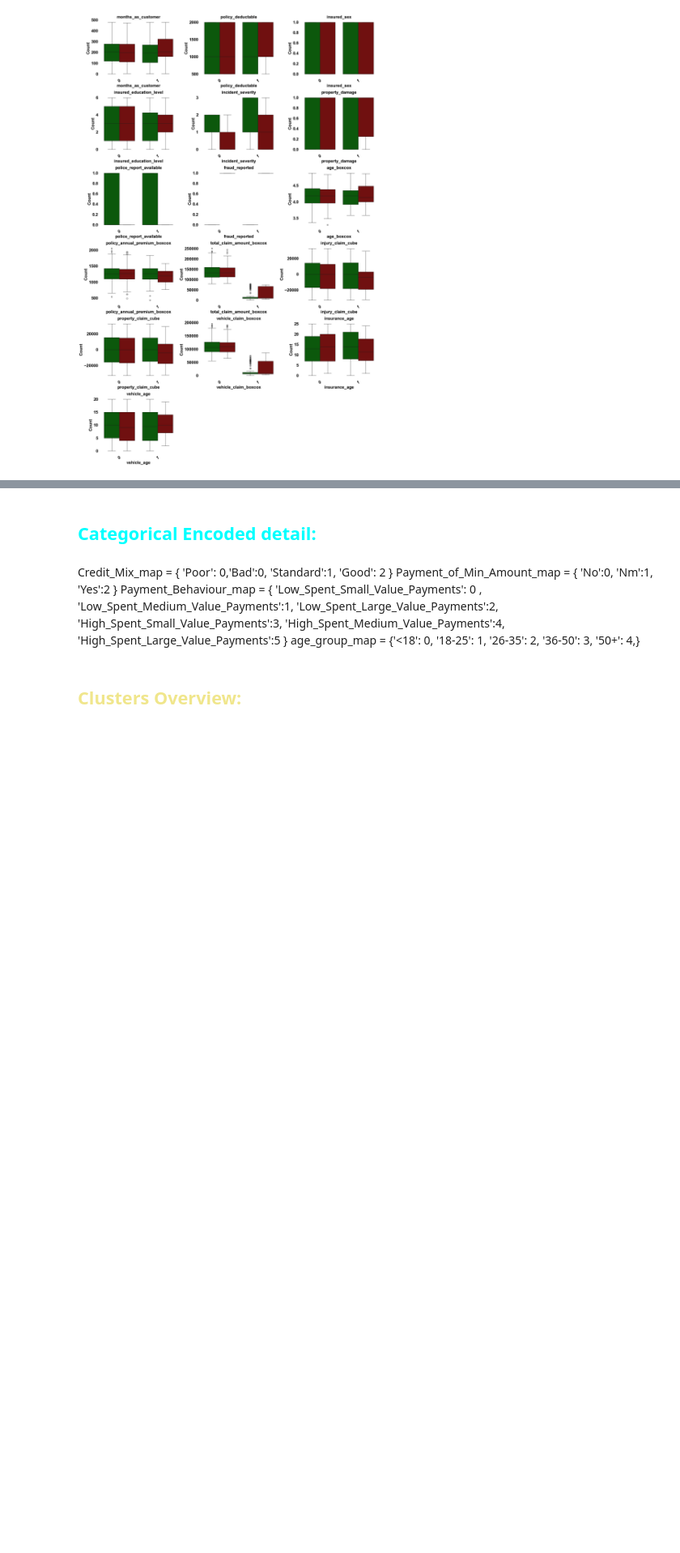
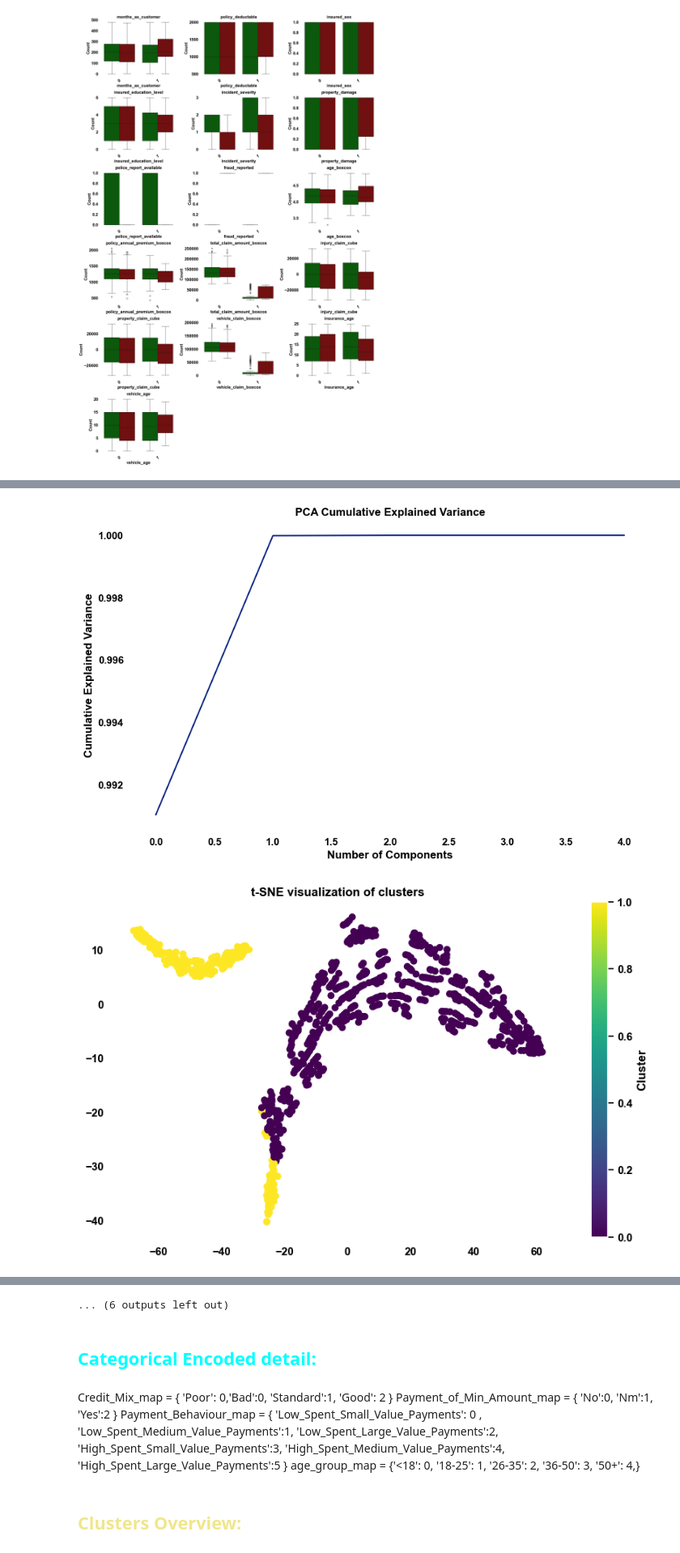
Before and after one commit to Santhosh-Analytics/Insurance_Analytics_Prediction, a Jupyter notebook: Clustering.ipynb, the cells around one changed output, grey strips where cells are left out. Shown at 81% size. Saved outputs shown, nothing was run; the diff lists cells and outputs as text; code cells hidden in the pictures; blank space fills up the shorter version.

```diff
--- a/Clustering.ipynb
+++ b/Clustering.ipynb
@@ -640,7 +640,7 @@ for feature in df1.select_dtypes(exclude=['datetime64[ns]']).columns:
         color = 'green'
         significance = 'Extreme Significance'
     elif p_value <= moderate_threshold:
-        color = 'orange'
+        color = 'magenta'
         significance = 'Moderate Significance'
     else:
         color = 'red'
@@ -653,9 +668,0 @@ ModuleNotFoundError: No module named 'termcolor'
-# %%
-from scipy.stats import ttest_ind
-
-for feature in df1.select_dtypes(exclude=['datetime64[ns]']).columns:
-
-    cluster0 = df1[df1['Cluster'] == 0][feature]
-    cluster1 = df1[df1['Cluster'] == 1][feature]
-    t_stat, p_value = ttest_ind(cluster0, cluster1)
-    print(f'{feature}: t-stat={t_stat}, p-value={p_value}')
@@ -695,0 +669,57 @@ plt.show()
+# %%
+from sklearn.manifold import TSNE
+# import matplotlib.pyplot as plt
+# import pandas as pd
+# from sklearn.decomposition import PCA
+
+# Ensure continuous_features only contains numerical columns
+continuous_features = df.select_dtypes(include=['int', 'float']).columns.tolist()
+categorical_features = df.select_dtypes(include=['category', 'object']).columns.tolist()
+
+# PCA for feature importance
+pca = PCA()
+pca_result = pca.fit_transform(df[continuous_features])
+
+# Plot cumulative explained variance ratio
+plt.figure(figsize=(10, 6))
+plt.plot(np.cumsum(pca.explained_variance_ratio_))
+plt.xlabel('Number of Components')
+plt.ylabel('Cumulative Explained Variance')
+plt.title('PCA Cumulative Explained Variance')
+plt.show()
+
+# t-SNE for visualization
+tsne = TSNE(n_components=2, random_state=42)
+tsne_result = tsne.fit_transform(df[continuous_features])
+
+plt.figure(figsize=(10, 6))
+plt.scatter(tsne_result[:, 0], tsne_result[:, 1], c=df['Cluster'], cmap='viridis')
+plt.colorbar(label='Cluster')
+plt.title('t-SNE visualization of clusters')
+plt.show()
+
+# Analyze cluster characteristics
+cluster_0 = df[df['Cluster'] == 0]
+cluster_1 = df[df['Cluster'] == 1]
+
+print("Cluster 0 mean values:")
+print(cluster_0[continuous_features].mean())
+print("\nCluster 1 mean values:")
+print(cluster_1[continuous_features].mean())
+
+# For categorical features, look at the most common values in each cluster
+for feature in categorical_features:
+    print(f"\nMost common {feature} in Cluster 0:", cluster_0[feature].value_counts().index[0])
+    print(f"Most common {feature} in Cluster 1:", cluster_1[feature].value_counts().index[0])
+
+# Additional analysis: distribution of categorical variables
+for feature in categorical_features:
+    plt.figure(figsize=(12, 6))
+    cluster_0[feature].value_counts(normalize=True).plot(kind='bar', alpha=0.5, label='Cluster 0')
+    cluster_1[feature].value_counts(normalize=True).plot(kind='bar', alpha=0.5, label='Cluster 1')
+    plt.title(f'Distribution of {feature} in Clusters')
+    plt.legend()
+    plt.show()
+# %% [output]
+[figure, added]
+[figure, added]
@@ -696,3 +752,4 @@ plt.show()
+... (6 outputs left out)
 # %% [markdown]
 ## <span style="color:Aqua;">Categorical Encoded detail:</span>
 # %% [markdown]
```
Also changed, not shown: parts of 5 cells of this notebook.
